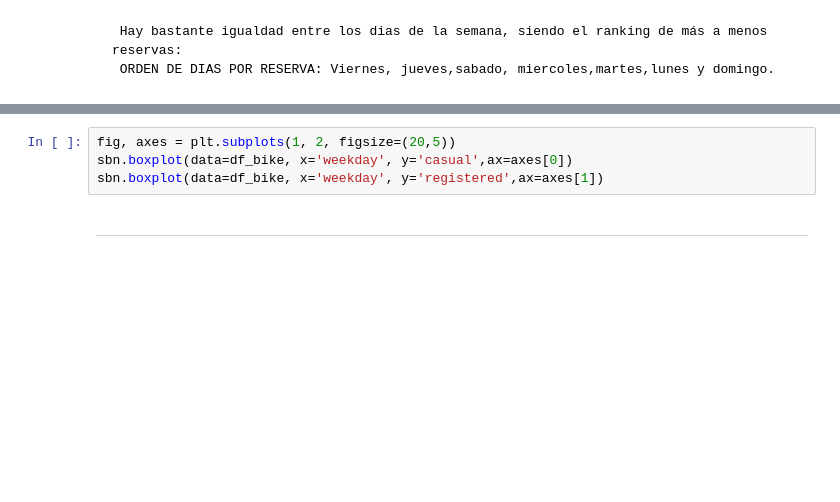
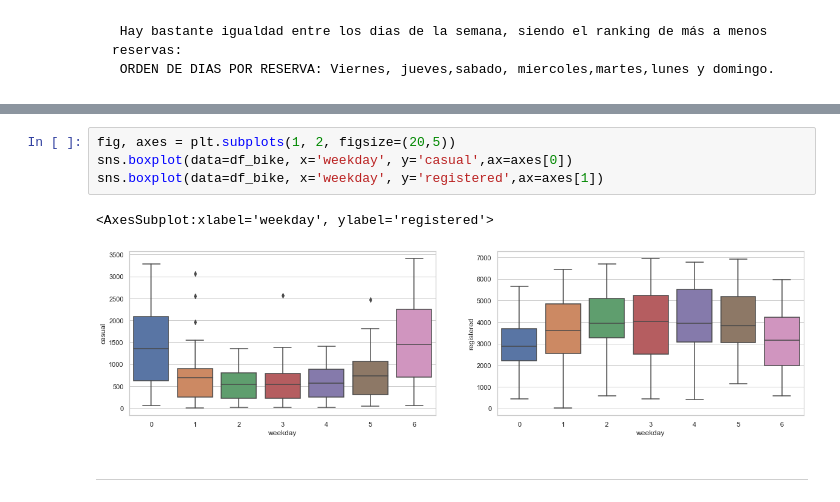
Before and after one commit to Adalab/project-da-promo-A-module-3-team-1, a Jupyter notebook: Proyecto.ipynb, the cells around one changed output, grey strips where cells are left out. Cells and saved outputs as stored; diff of their text form; blank space fills up the shorter version.

```diff
--- a/Proyecto.ipynb
+++ b/Proyecto.ipynb
@@ -183,7 +246,10 @@ df_bike.groupby(["weekday"]).agg({ 'cnt': ['min','max','sum','mean'],'casual': [
 # %%
 fig, axes = plt.subplots(1, 2, figsize=(20,5))
-sbn.boxplot(data=df_bike, x='weekday', y='casual',ax=axes[0])
-sbn.boxplot(data=df_bike, x='weekday', y='registered',ax=axes[1])
+sns.boxplot(data=df_bike, x='weekday', y='casual',ax=axes[0])
+sns.boxplot(data=df_bike, x='weekday', y='registered',ax=axes[1])
+# %% [output]
+<AxesSubplot:xlabel='weekday', ylabel='registered'>
+[figure, added]
 # %% [markdown]
 ----
 # %% [markdown]
```
Also changed, not shown: parts of 19 cells of this notebook.
